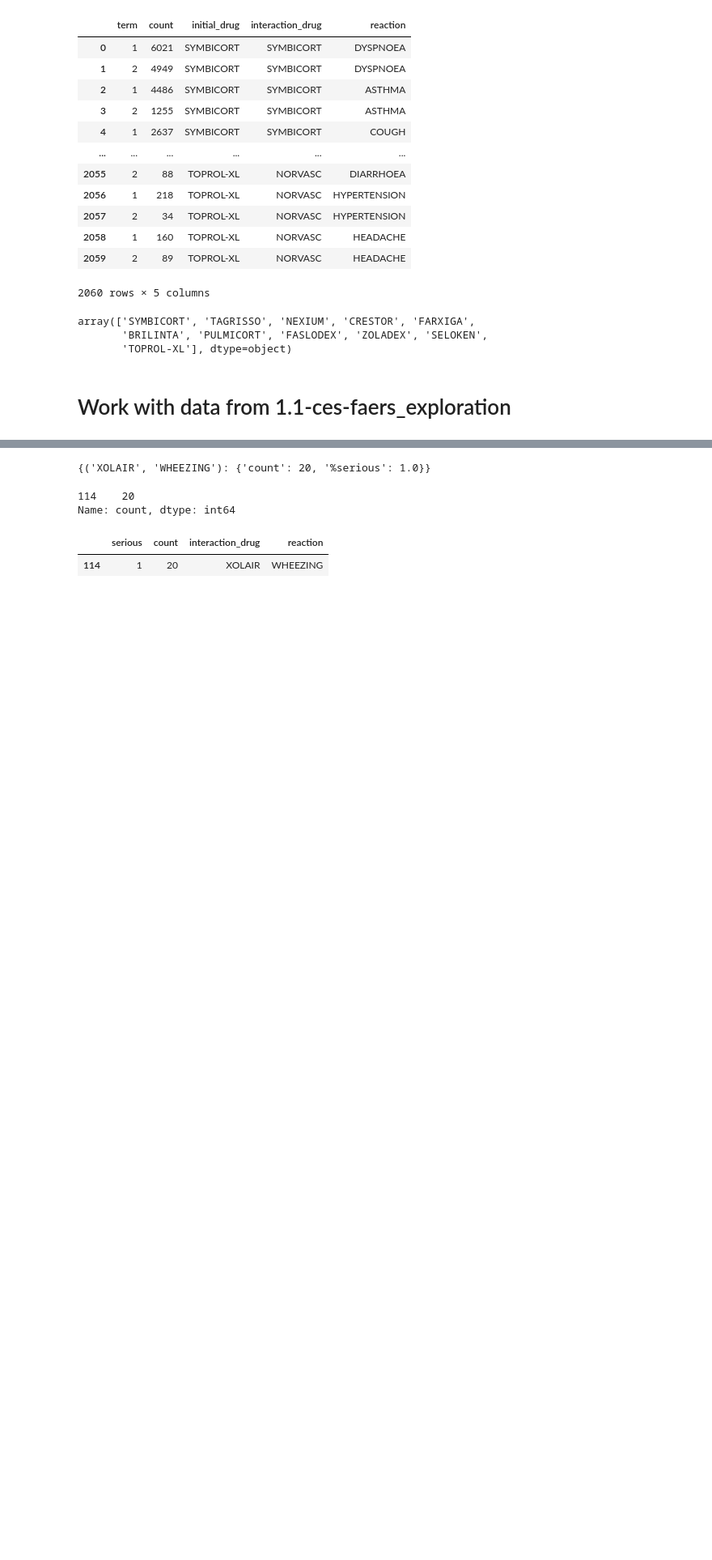
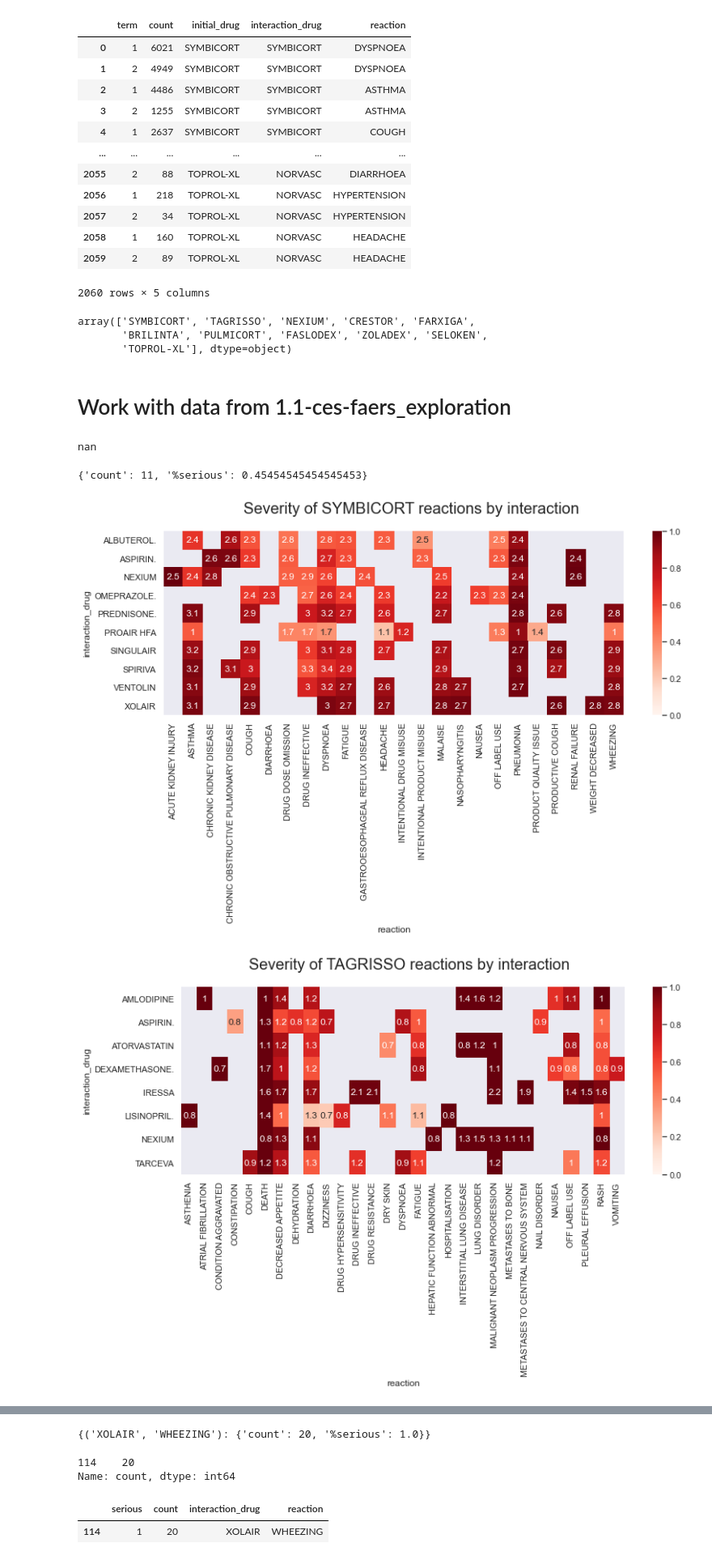
Before and after one commit to cshwery/faers_ml, a Jupyter notebook: notebooks/1.0-ces-faers_viz.ipynb, the cells around one changed output, grey strips where cells are left out. Shown at 81% size. Saved outputs shown, nothing was run; the diff lists cells and outputs as text; code cells hidden in the pictures; blank space fills up the shorter version.

```diff
--- a/notebooks/1.0-ces-faers_viz.ipynb
+++ b/notebooks/1.0-ces-faers_viz.ipynb
@@ -94,3 +99,32 @@ for initial_drug in df_['initial_drug'].unique():
                             ,'%serious':grp.loc[grp['serious']==1,'count'].sum()/grp['count'].sum()
                            }
     drugs_grouped[initial_drug] = deepcopy(grp_records)
+# %%
+round(math.log10(np.NaN),1)
+# %% [output]
+nan
+# %%
+drugs_grouped['SYMBICORT'][('PROAIR HFA','WHEEZING')]
+# %% [output]
+{'count': 11, '%serious': 0.45454545454545453}
+# %%
+for key,val in drugs_grouped.items():
+    # Restructure for sns
+    df_drug = pd.DataFrame.from_dict(drugs_grouped[key],orient='index')\
+            .reset_index()\
+            .rename({'level_0':'interaction_drug','level_1':'reaction'},axis=1)
+    df_drug = df_drug.loc[df_drug['interaction_drug']!=key]
+    df_severity = df_drug.copy().pivot(index='interaction_drug',columns='reaction',values='%serious')
+    df_counts = df_drug.copy().pivot(index='interaction_drug',columns='reaction',values='count')
+    # Make the counts into logs so we can read them in annotations
+    for col in df_counts:
+        df_counts[col] = df_counts[col].apply(lambda x: round(math.log10(x),1))
+    fig, ax = plt.subplots(figsize=(12, 8))
+    fig.suptitle(f'Severity of {key} reactions by interaction', fontsize=20)
+    #plt.title = f'Severity of {key} interactions and reactions'
+    ax = sns.heatmap(df_severity,annot=df_counts,vmin=0,vmax=1,cmap=plt.get_cmap('Reds'))
+    plt.tight_layout()
+    plt.savefig(f'../reports/figures/{key}.png')
+# %% [output]
+[figure, added]
+[figure, added]
```
Also changed, not shown: parts of 7 cells of this notebook, 2 other files.
